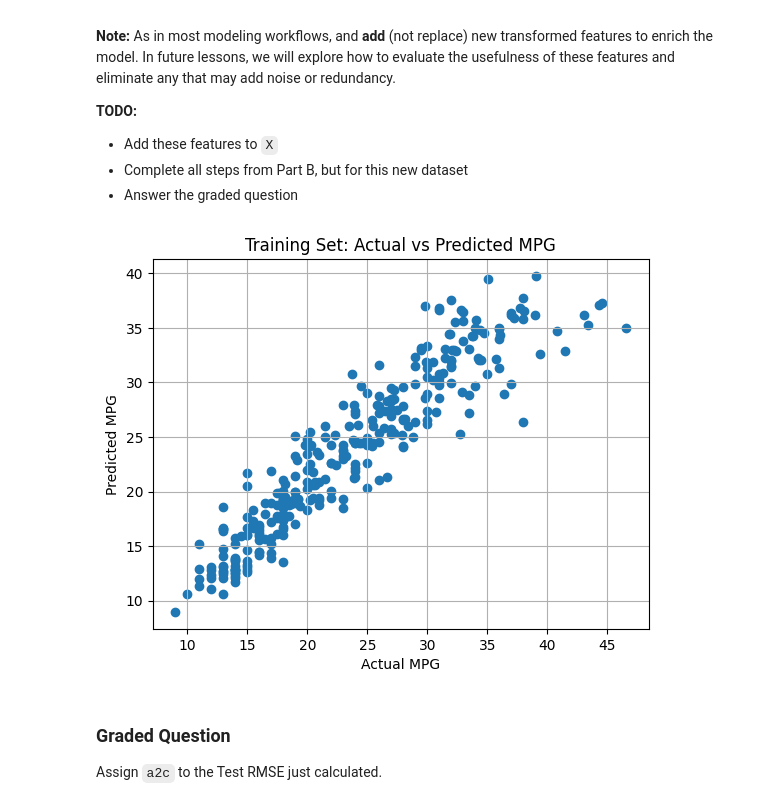
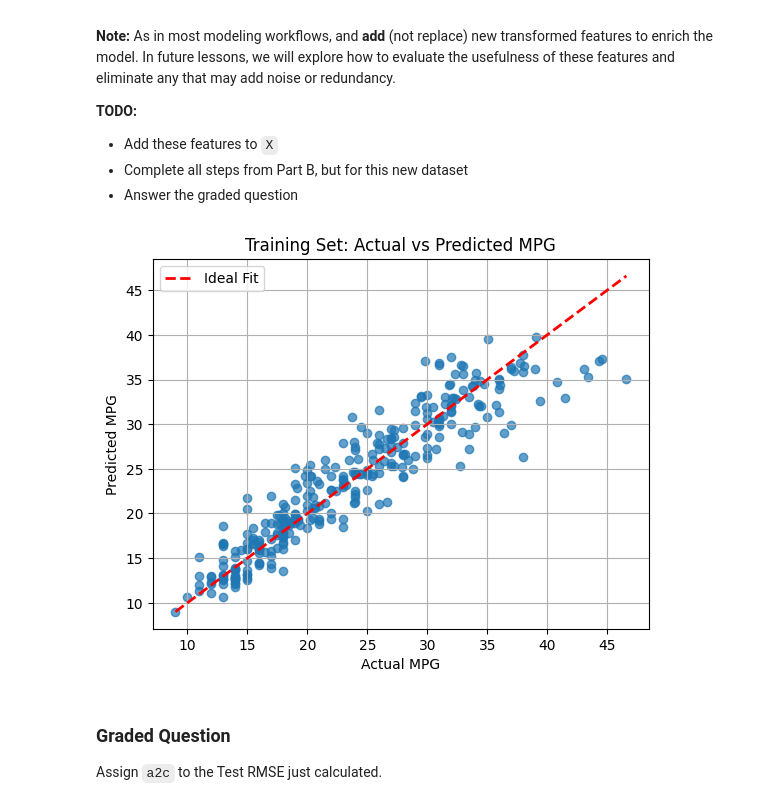
Before and after one commit to jydeleon/JazminRepo-603, a Jupyter notebook: Module-3-Assignments-main/Homework_03.ipynb, the cells around one changed output. Cells and saved outputs as stored; diff of their text form; code cells hidden in the pictures.

```diff
--- a/Module-3-Assignments-main/Homework_03.ipynb
+++ b/Module-3-Assignments-main/Homework_03.ipynb
@@ -614,36 +613,38 @@ df_mpg_cleaned['DispXcyl'] = df_mpg_cleaned['displacement'] * df_mpg_cleaned['cy
 X= df_mpg_cleaned.drop(columns='mpg')
 y= df_mpg_cleaned["mpg"]
 
 #Split into training and test sets
 X_train, X_test, y_train, y_test = train_test_split(X, y, test_size=0.2, random_state=random_seed)
 
 #Fit a Linear Regression Model
 model_df_mpg_cleaned = LinearRegression()
 model_df_mpg_cleaned.fit(X_train, y_train)
 
 #Predictions
 y_train_pred = model_df_mpg_cleaned.predict(X_train)
 y_test_pred = model_df_mpg_cleaned.predict(X_test)
 
 #Evaluate RMSE and MAE
 
 rmse_train = np.sqrt(mean_squared_error(y_train, y_train_pred))
 rmse_test = np.sqrt(mean_squared_error(y_test, y_test_pred))
 
 mae_train = mean_absolute_error(y_train, y_train_pred)
 mae_test =  mean_absolute_error(y_test, y_test_pred)
 
 
 #Plot
-
-plt.scatter(y_train, y_train_pred)
+plt.plot([y_train.min(), y_train.max()], [y_train.min(), y_train.max()],
+         color='red', linestyle='--', linewidth=2, label='Ideal Fit')
+plt.legend()
+plt.scatter(y_train, y_train_pred, alpha=0.7)
 plt.xlabel("Actual MPG")
 plt.ylabel("Predicted MPG")
 plt.title("Training Set: Actual vs Predicted MPG")
 plt.grid(True)
 plt.show()
 # %% [output]
-[figure, old version]
+[figure, new version]
 # %% [markdown]
 ### Graded Question
 
```
Also changed, not shown: parts of 3 cells of this notebook.
